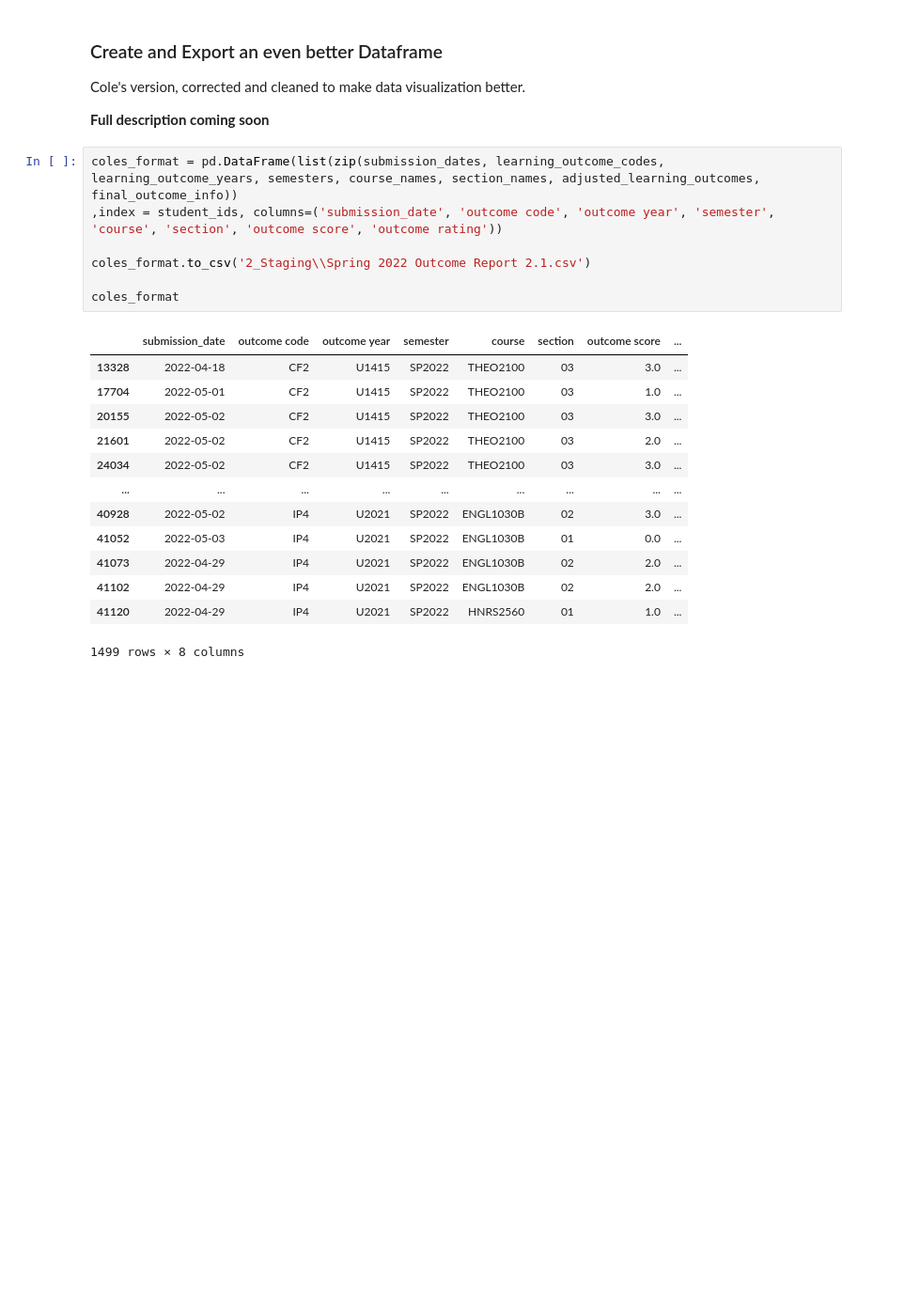
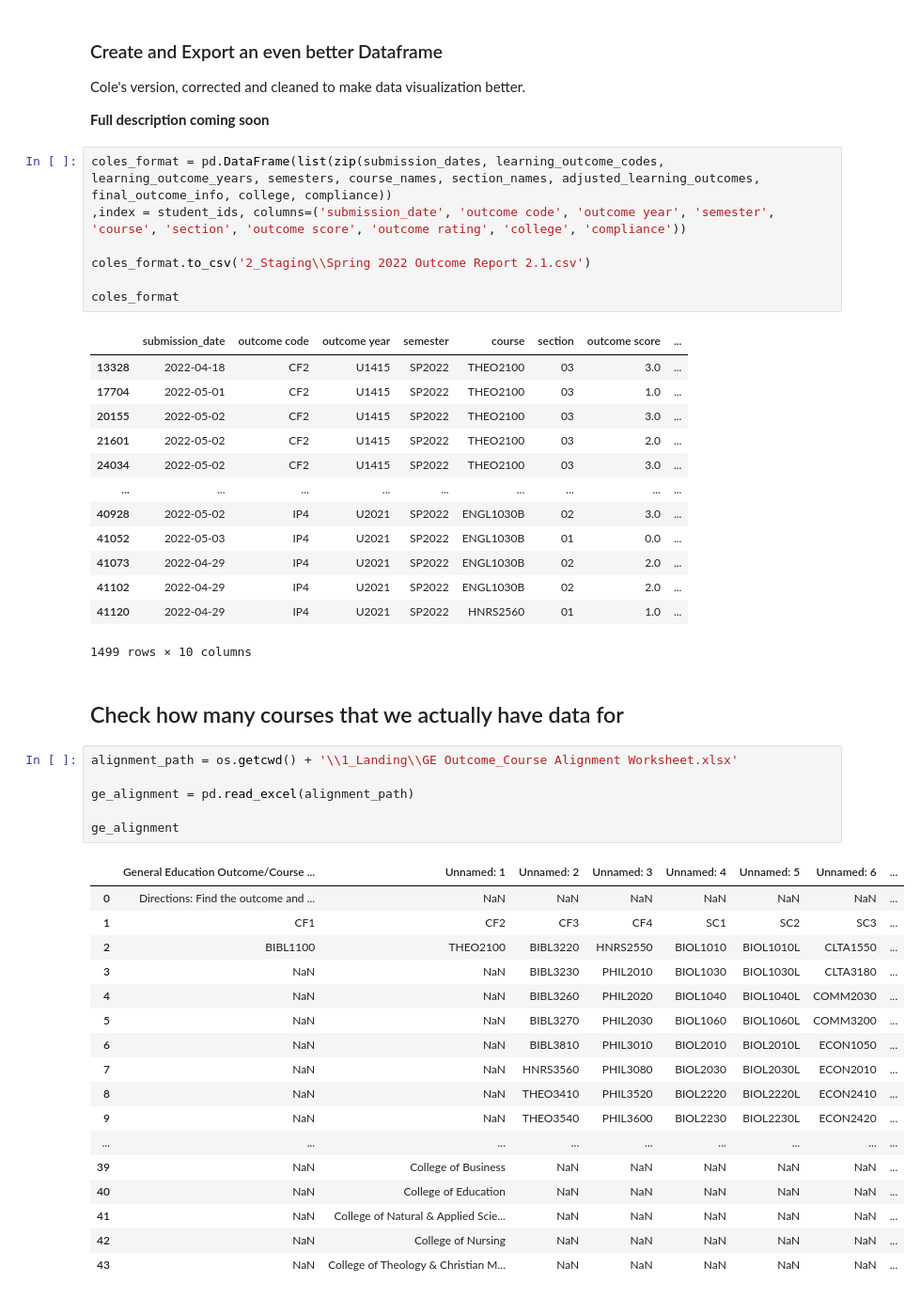
Before and after one commit to colemccall/GE_BigData_Project, a Jupyter notebook: General_Ed_Outcomes/GE_DataCleaning_Script.ipynb, the cells around one changed output. Shown at 94% size. Drawn from its saved outputs; the diff is of its cells as text; blank space fills up the shorter version.

Commit message:
added college and compliance fields to data matrix

```diff
--- a/General_Ed_Outcomes/GE_DataCleaning_Script.ipynb
+++ b/General_Ed_Outcomes/GE_DataCleaning_Script.ipynb
@@ -176,8 +207,8 @@ Cole's version, corrected and cleaned to make data visualization better.
 
 **Full description coming soon**
 # %%
-coles_format = pd.DataFrame(list(zip(submission_dates, learning_outcome_codes, learning_outcome_years, semesters, course_names, section_names, adjusted_learning_outcomes, final_outcome_info))
-,index = student_ids, columns=('submission_date', 'outcome code', 'outcome year', 'semester', 'course', 'section', 'outcome score', 'outcome rating'))
+coles_format = pd.DataFrame(list(zip(submission_dates, learning_outcome_codes, learning_outcome_years, semesters, course_names, section_names, adjusted_learning_outcomes, final_outcome_info, college, compliance))
+,index = student_ids, columns=('submission_date', 'outcome code', 'outcome year', 'semester', 'course', 'section', 'outcome score', 'outcome rating', 'college', 'compliance'))
 
 coles_format.to_csv('2_Staging\\Spring 2022 Outcome Report 2.1.csv')
 
@@ -195,4 +226,30 @@ coles_format
 | 41073 | 2022-04-29 | IP4 | U2021 | SP2022 | ENGL1030B | 02 | 2.0 | ... |
 | 41102 | 2022-04-29 | IP4 | U2021 | SP2022 | ENGL1030B | 02 | 2.0 | ... |
 | 41120 | 2022-04-29 | IP4 | U2021 | SP2022 | HNRS2560 | 01 | 1.0 | ... |
-1499 rows × 8 columns
+1499 rows × 10 columns
+# %% [markdown]
+## Check how many courses that we actually have data for
+# %%
+alignment_path = os.getcwd() + '\\1_Landing\\GE Outcome_Course Alignment Worksheet.xlsx'
+
+ge_alignment = pd.read_excel(alignment_path)
+
+ge_alignment
+# %% [output]
+|  | General Education Outcome/Course ... | Unnamed: 1 | Unnamed: 2 | Unnamed: 3 | Unnamed: 4 | Unnamed: 5 | Unnamed: 6 | ... |
+| 0 | Directions: Find the outcome and ... | NaN | NaN | NaN | NaN | NaN | NaN | ... |
+| 1 | CF1 | CF2 | CF3 | CF4 | SC1 | SC2 | SC3 | ... |
+| 2 | BIBL1100 | THEO2100 | BIBL3220 | HNRS2550 | BIOL1010 | BIOL1010L | CLTA1550 | ... |
+| 3 | NaN | NaN | BIBL3230 | PHIL2010 | BIOL1030 | BIOL1030L | CLTA3180 | ... |
+| 4 | NaN | NaN | BIBL3260 | PHIL2020 | BIOL1040 | BIOL1040L | COMM2030 | ... |
+| 5 | NaN | NaN | BIBL3270 | PHIL2030 | BIOL1060 | BIOL1060L | COMM3200 | ... |
+| 6 | NaN | NaN | BIBL3810 | PHIL3010 | BIOL2010 | BIOL2010L | ECON1050 | ... |
+| 7 | NaN | NaN | HNRS3560 | PHIL3080 | BIOL2030 | BIOL2030L | ECON2010 | ... |
+| 8 | NaN | NaN | THEO3410 | PHIL3520 | BIOL2220 | BIOL2220L | ECON2410 | ... |
+| 9 | NaN | NaN | THEO3540 | PHIL3600 | BIOL2230 | BIOL2230L | ECON2420 | ... |
+| ... | ... | ... | ... | ... | ... | ... | ... | ... |
+| 39 | NaN | College of Business | NaN | NaN | NaN | NaN | NaN | ... |
+| 40 | NaN | College of Education | NaN | NaN | NaN | NaN | NaN | ... |
+| 41 | NaN | College of Natural & Applied Scie... | NaN | NaN | NaN | NaN | NaN | ... |
+| 42 | NaN | College of Nursing | NaN | NaN | NaN | NaN | NaN | ... |
+| 43 | NaN | College of Theology & Christian M... | NaN | NaN | NaN | NaN | NaN | ... |
```
Also changed, not shown: parts of 5 cells of this notebook, 11 other files.
